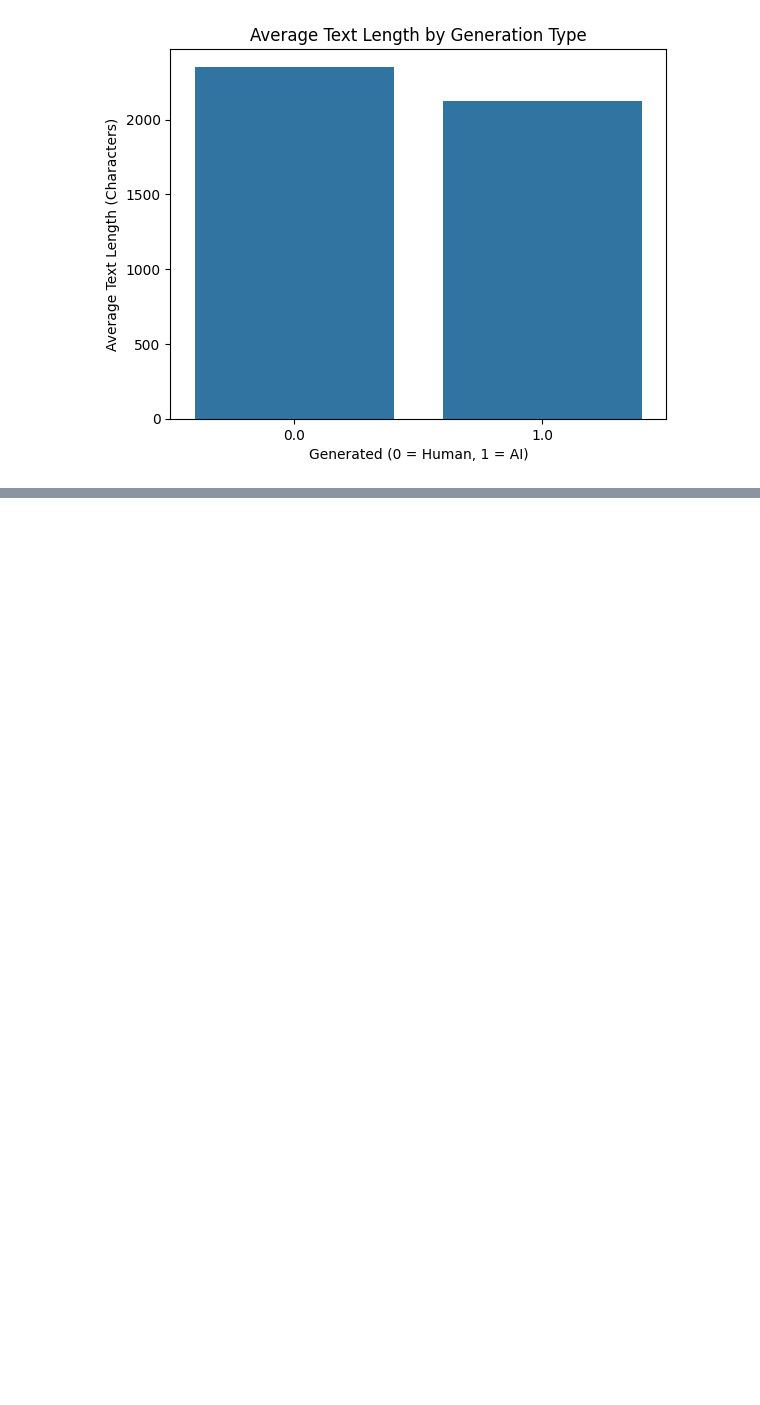
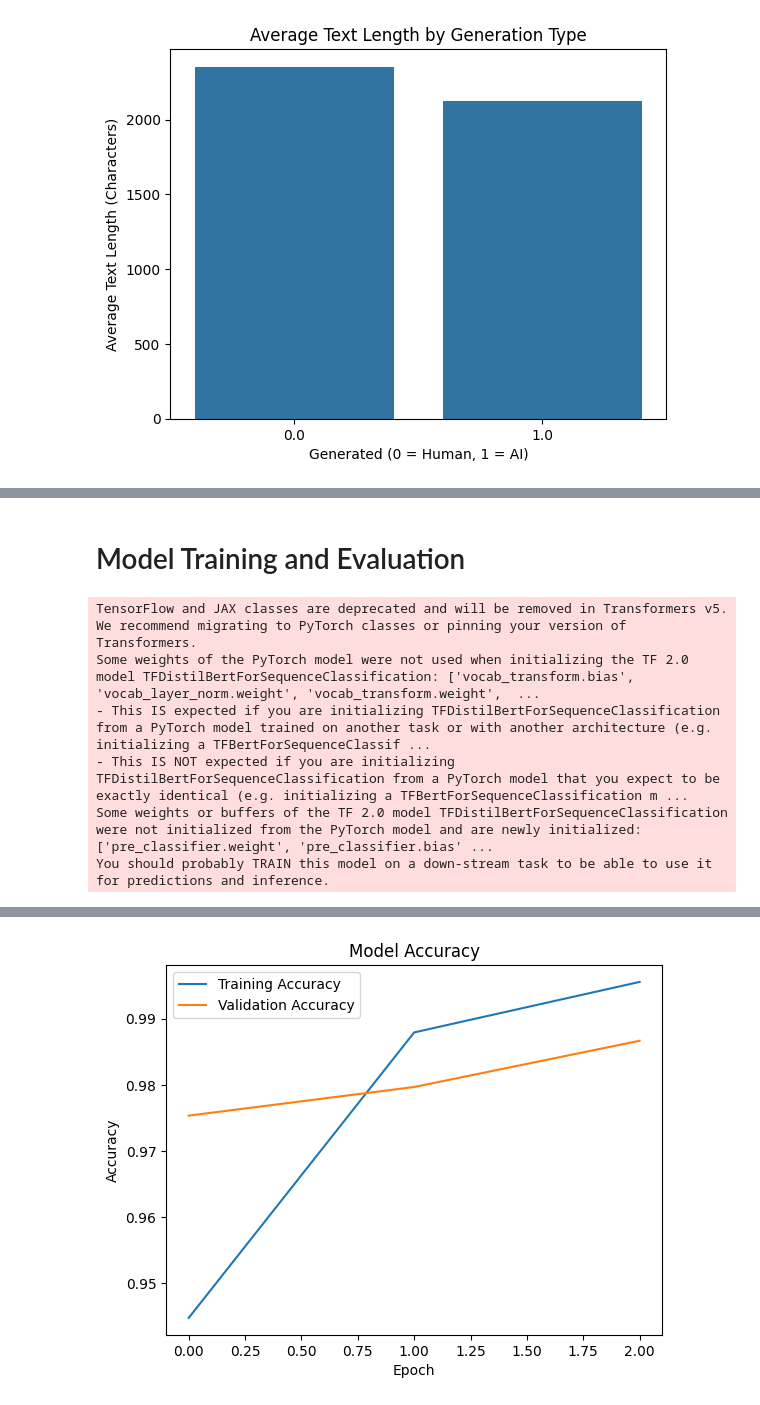
Before and after one commit to DinurakshanRavichandran/Human_vs_AI_Text, a Jupyter notebook: AI_vs_human_text.ipynb, the cells around one changed output, grey strips where cells are left out. Drawn from its saved outputs; the diff is of its cells as text; code cells hidden in the pictures; blank space fills up the shorter version.

Commit message:
Added the code and outputs for preprocessing and model training.

```diff
--- a/AI_vs_human_text.ipynb
+++ b/AI_vs_human_text.ipynb
@@ -127,0 +180,71 @@ plt.show()
+# %% [markdown]
+# Model Training and Evaluation
+# %%
+import tensorflow as tf
+from transformers import TFDistilBertForSequenceClassification
+import matplotlib.pyplot as plt
+
+# Create TensorFlow datasets for efficient batching
+train_dataset = tf.data.Dataset.from_tensor_slices((
+    {
+        'input_ids': X_train['input_ids'],
+        'attention_mask': X_train['attention_mask']
+    },
+    y_train
+)).shuffle(1000).batch(32)
+
+val_dataset = tf.data.Dataset.from_tensor_slices((
+    {
+        'input_ids': X_val['input_ids'],
+        'attention_mask': X_val['attention_mask']
+    },
+    y_val
+)).batch(32)
+
+test_dataset = tf.data.Dataset.from_tensor_slices((
+    {
+        'input_ids': X_test['input_ids'],
+        'attention_mask': X_test['attention_mask']
+    },
+    y_test
+)).batch(32)
+
+# Load and compile the DistilBERT model for binary classification
+model = TFDistilBertForSequenceClassification.from_pretrained(
+    'distilbert-base-uncased',
+    num_labels=2
+)
+
+optimizer = tf.keras.optimizers.Adam(learning_rate=2e-5)
+loss = tf.keras.losses.SparseCategoricalCrossentropy(from_logits=True)
+
+model.compile(optimizer=optimizer, loss=loss, metrics=['accuracy'])
+
+# Train the model
+history = model.fit(train_dataset, epochs=3, validation_data=val_dataset)
+
+# Evaluate the model on validation and test sets
+val_loss, val_accuracy = model.evaluate(val_dataset)
+print(f'Validation Accuracy: {val_accuracy:.4f}')
+
+test_loss, test_accuracy = model.evaluate(test_dataset)
+print(f'Test Accuracy: {test_accuracy:.4f}')
+
+# Visualize training performance
+plt.plot(history.history['accuracy'], label='Training Accuracy')
+plt.plot(history.history['val_accuracy'], label='Validation Accuracy')
+plt.title('Model Accuracy')
+plt.xlabel('Epoch')
+plt.ylabel('Accuracy')
+plt.legend()
+plt.show()
+
+# Save the model
+model.save_pretrained('/content/drive/MyDrive/Enhanzer-Task/saved_model')
+# %% [output]
+TensorFlow and JAX classes are deprecated and will be removed in Transformers v5. We recommend migrating to PyTorch classes or pinning your version of Transformers.
+Some weights of the PyTorch model were not used when initializing the TF 2.0 model TFDistilBertForSequenceClassification: ['vocab_transform.bias', 'vocab_layer_norm.weight', 'vocab_transform.weight',  ...
+- This IS expected if you are initializing TFDistilBertForSequenceClassification from a PyTorch model trained on another task or with another architecture (e.g. initializing a TFBertForSequenceClassif ...
+- This IS NOT expected if you are initializing TFDistilBertForSequenceClassification from a PyTorch model that you expect to be exactly identical (e.g. initializing a TFBertForSequenceClassification m ...
+Some weights or buffers of the TF 2.0 model TFDistilBertForSequenceClassification were not initialized from the PyTorch model and are newly initialized: ['pre_classifier.weight', 'pre_classifier.bias' ...
+You should probably TRAIN this model on a down-stream task to be able to use it for predictions and inference.
@@ -127,0 +261 @@ plt.show()
+[figure, added]
```
Also changed, not shown: parts of 6 cells of this notebook.
